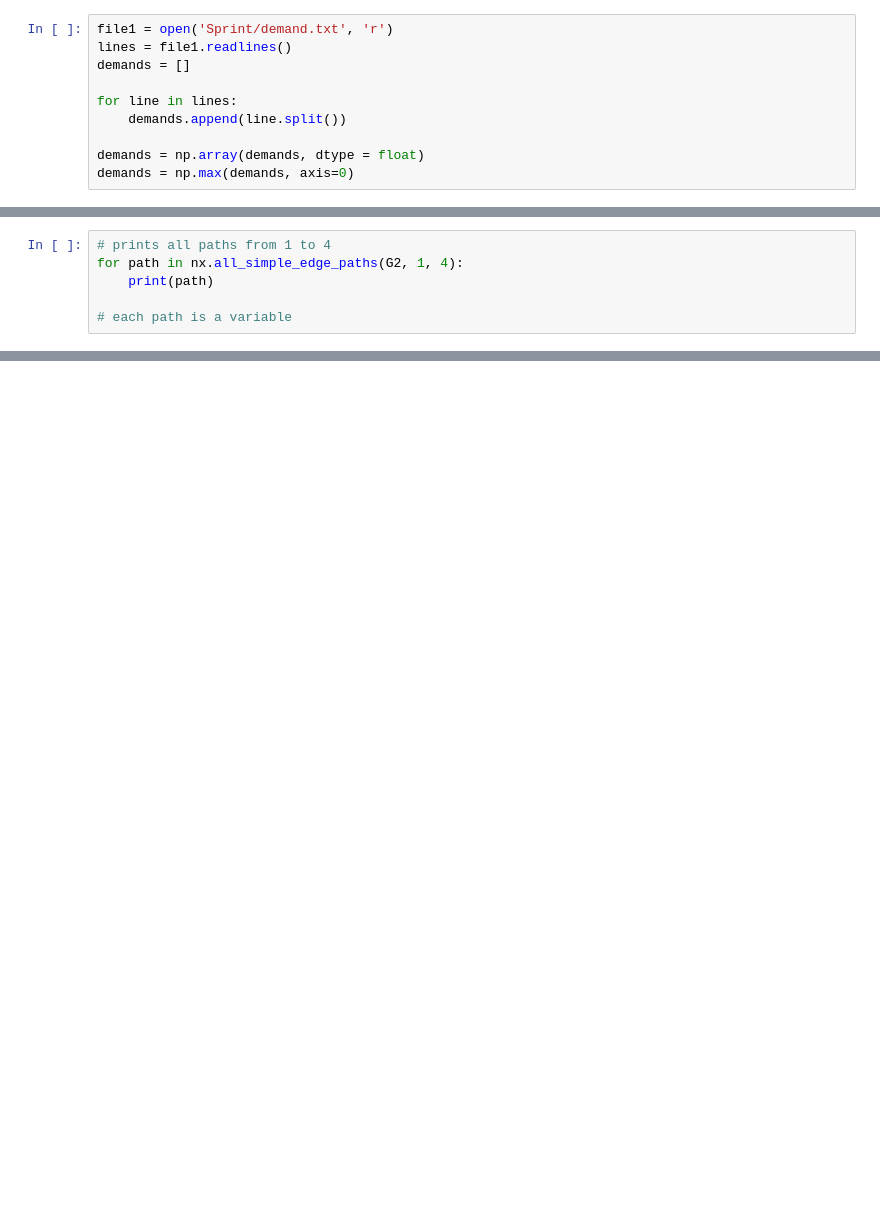
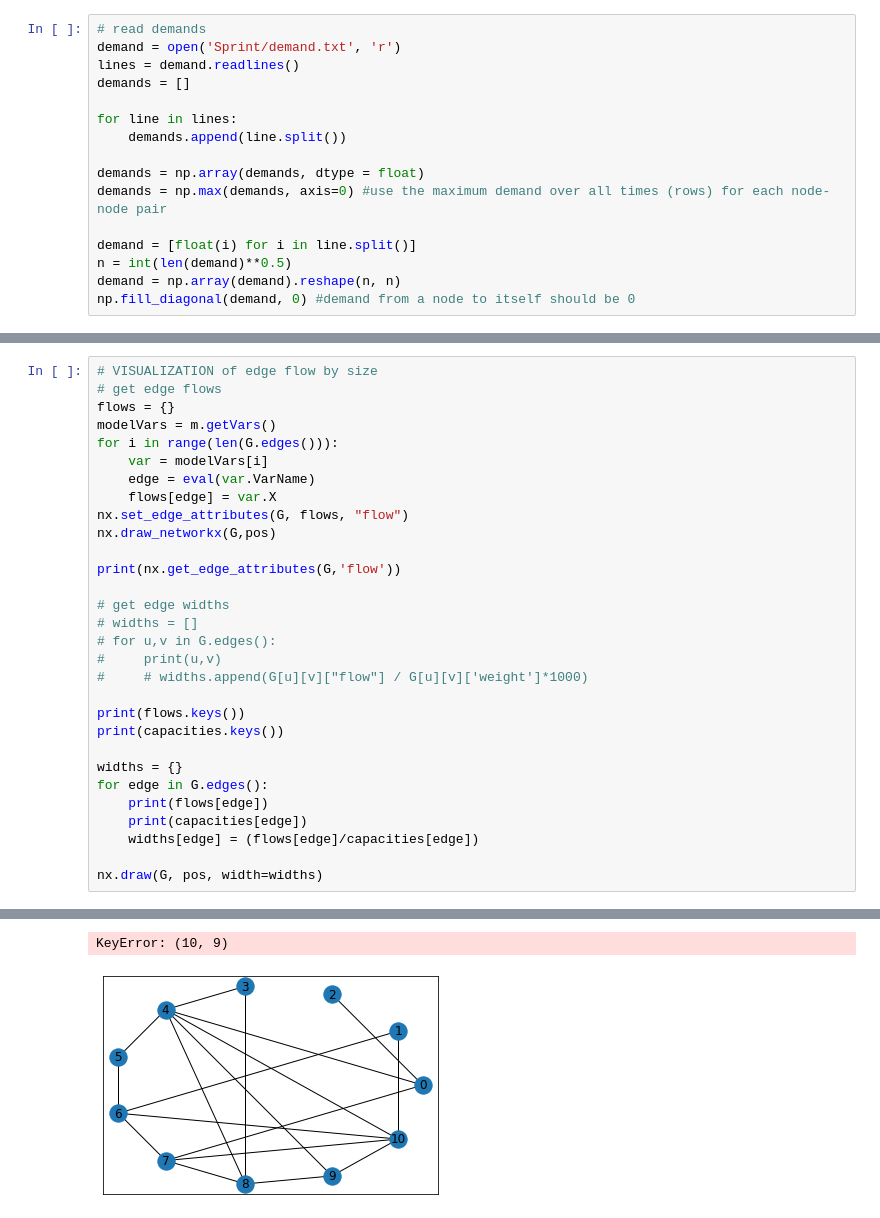
Before and after one commit to benbananas/NetworksFinal, a Jupyter notebook: proj.ipynb, the cells around one changed output, grey strips where cells are left out. Cells and saved outputs as stored; diff of their text form; blank space fills up the shorter version.

```diff
--- a/proj.ipynb
+++ b/proj.ipynb
@@ -32,10 +54,16 @@ import matplotlib.pyplot as plt
 # %%
-file1 = open('Sprint/demand.txt', 'r')
-lines = file1.readlines()
+# read demands
+demand = open('Sprint/demand.txt', 'r')
+lines = demand.readlines()
 demands = []
 
 for line in lines:
     demands.append(line.split())
 
 demands = np.array(demands, dtype = float)
-demands = np.max(demands, axis=0)
+demands = np.max(demands, axis=0) #use the maximum demand over all times (rows) for each node-node pair
+
+demand = [float(i) for i in line.split()]
+n = int(len(demand)**0.5)
+demand = np.array(demand).reshape(n, n)
+np.fill_diagonal(demand, 0) #demand from a node to itself should be 0
@@ -107,6 +69,0 @@ print(list(nx.edge_dfs(G2, 1)))
-# %%
-# prints all paths from 1 to 4
-for path in nx.all_simple_edge_paths(G2, 1, 4):
-    print(path)
-
-# each path is a variable
@@ -212 +146,32 @@ Coefficient statistics:
 Obj: 1.71557e+07
+# %%
+# VISUALIZATION of edge flow by size
+# get edge flows
+flows = {}
+modelVars = m.getVars()
+for i in range(len(G.edges())):
+    var = modelVars[i]
+    edge = eval(var.VarName)
+    flows[edge] = var.X
+nx.set_edge_attributes(G, flows, "flow")
+nx.draw_networkx(G,pos)
+
+print(nx.get_edge_attributes(G,'flow'))
+
+# get edge widths
+# widths = []
+# for u,v in G.edges():
+#     print(u,v)
+#     # widths.append(G[u][v]["flow"] / G[u][v]['weight']*1000)
+
+print(flows.keys())
+print(capacities.keys())
+
+widths = {}
+for edge in G.edges():
+    print(flows[edge])
+    print(capacities[edge])
+    widths[edge] = (flows[edge]/capacities[edge])
+
+nx.draw(G, pos, width=widths)
+# %% [output]
@@ -212,0 +181,2 @@ Obj: 1.71557e+07
+KeyError: (10, 9)
+[figure, added]
```
Also changed, not shown: parts of 21 cells of this notebook, 1 other file.
